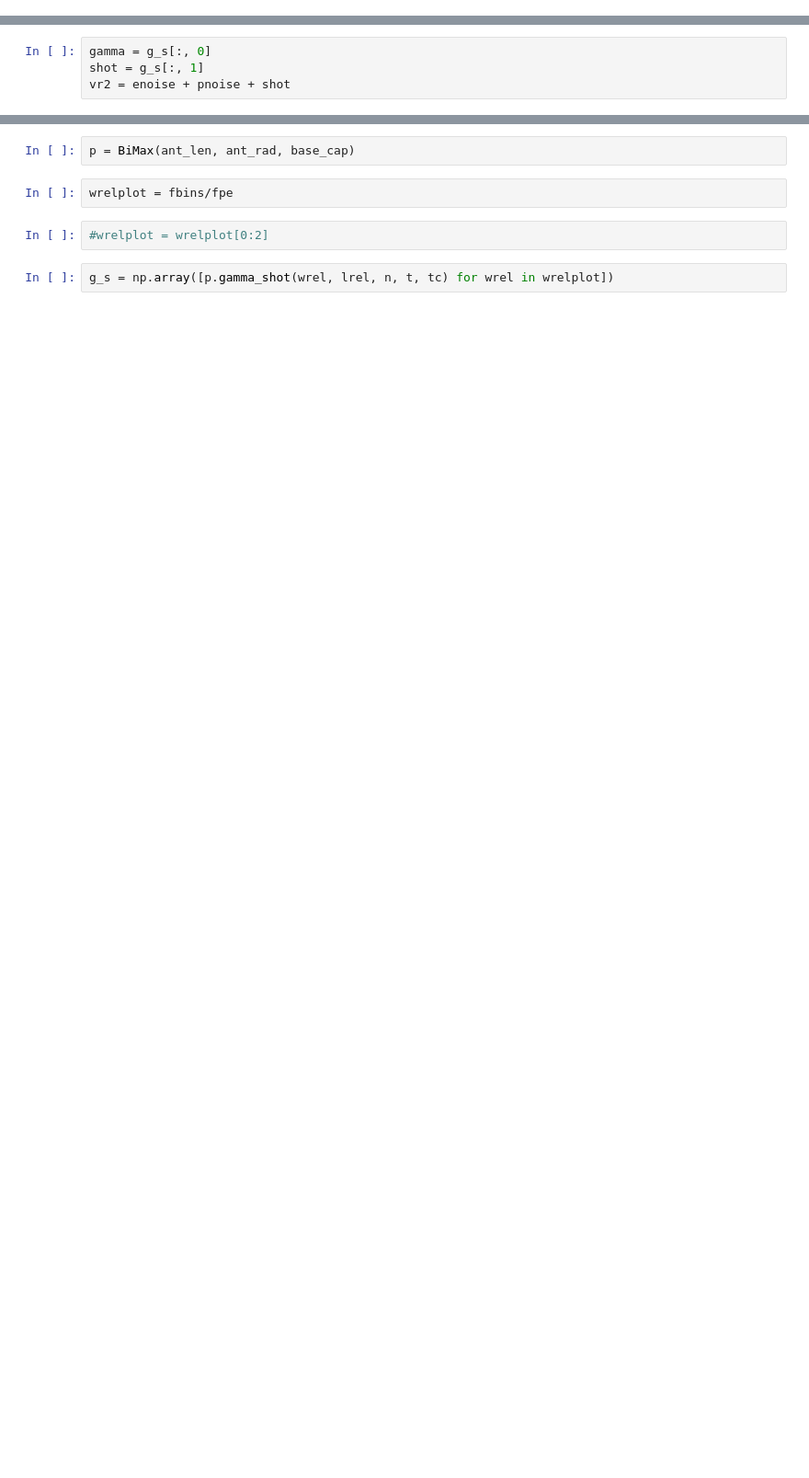
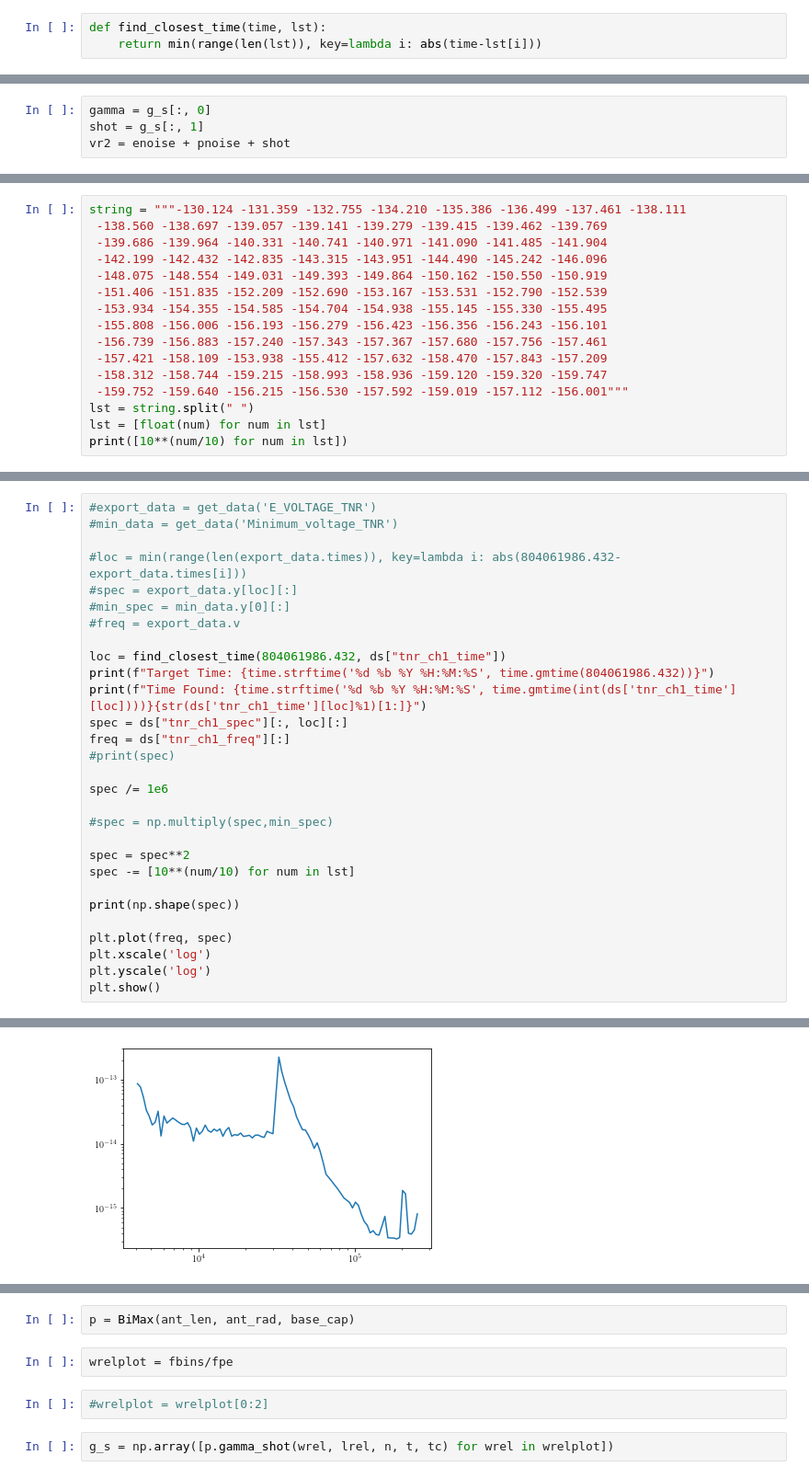
Before and after one commit to AyushmaanAggarwal/qtn-proj-ayu, a Jupyter notebook: wind.ipynb, the cells around one changed output, grey strips where cells are left out. Shown: that part at 92% size. Cells and saved outputs as stored; diff of their text form; blank space fills up the shorter version.

```diff
--- a/wind.ipynb
+++ b/wind.ipynb
@@ -21,3 +17,6 @@ ant_len = 50      # m (monopole)
 ant_rad = 1.9e-4  # m
 base_cap = 20e-12 # Farad
 fbins = np.array([4000*1.0445**i for i in range(96)])
+# %%
+def find_closest_time(time, lst):
+    return min(range(len(lst)), key=lambda i: abs(time-lst[i]))
@@ -148,0 +138,16 @@ spec = 10. ** (spec/10.)
+# %%
+string = """-130.124 -131.359 -132.755 -134.210 -135.386 -136.499 -137.461 -138.111
+ -138.560 -138.697 -139.057 -139.141 -139.279 -139.415 -139.462 -139.769
+ -139.686 -139.964 -140.331 -140.741 -140.971 -141.090 -141.485 -141.904
+ -142.199 -142.432 -142.835 -143.315 -143.951 -144.490 -145.242 -146.096
+ -148.075 -148.554 -149.031 -149.393 -149.864 -150.162 -150.550 -150.919
+ -151.406 -151.835 -152.209 -152.690 -153.167 -153.531 -152.790 -152.539
+ -153.934 -154.355 -154.585 -154.704 -154.938 -155.145 -155.330 -155.495
+ -155.808 -156.006 -156.193 -156.279 -156.423 -156.356 -156.243 -156.101
+ -156.739 -156.883 -157.240 -157.343 -157.367 -157.680 -157.756 -157.461
+ -157.421 -158.109 -153.938 -155.412 -157.632 -158.470 -157.843 -157.209
+ -158.312 -158.744 -159.215 -158.993 -158.936 -159.120 -159.320 -159.747
+ -159.752 -159.640 -156.215 -156.530 -157.592 -159.019 -157.112 -156.001"""
+lst = string.split(" ")
+lst = [float(num) for num in lst]
+print([10**(num/10) for num in lst])
@@ -148,0 +156,30 @@ spec = 10. ** (spec/10.)
+# %%
+#export_data = get_data('E_VOLTAGE_TNR')
+#min_data = get_data('Minimum_voltage_TNR')
+
+#loc = min(range(len(export_data.times)), key=lambda i: abs(804061986.432-export_data.times[i]))
+#spec = export_data.y[loc][:]
+#min_spec = min_data.y[0][:]
+#freq = export_data.v
+
+loc = find_closest_time(804061986.432, ds["tnr_ch1_time"])
+print(f"Target Time: {time.strftime('%d %b %Y %H:%M:%S', time.gmtime(804061986.432))}")
+print(f"Time Found: {time.strftime('%d %b %Y %H:%M:%S', time.gmtime(int(ds['tnr_ch1_time'][loc])))}{str(ds['tnr_ch1_time'][loc]%1)[1:]}")
+spec = ds["tnr_ch1_spec"][:, loc][:]
+freq = ds["tnr_ch1_freq"][:]
+#print(spec)
+
+spec /= 1e6
+
+#spec = np.multiply(spec,min_spec)
+
+spec = spec**2
+spec -= [10**(num/10) for num in lst]
+
+print(np.shape(spec))
+
+plt.plot(freq, spec)
+plt.xscale('log')
+plt.yscale('log')
+plt.show()
+# %% [output]
@@ -149,3 +189,4 @@ spec = 10. ** (spec/10.)
+[figure, added]
 # %%
 plt.rc('text', usetex=True)
 plt.rc('font', family='serif')
```
Also changed, not shown: parts of 50 cells of this notebook, 6 other files.
